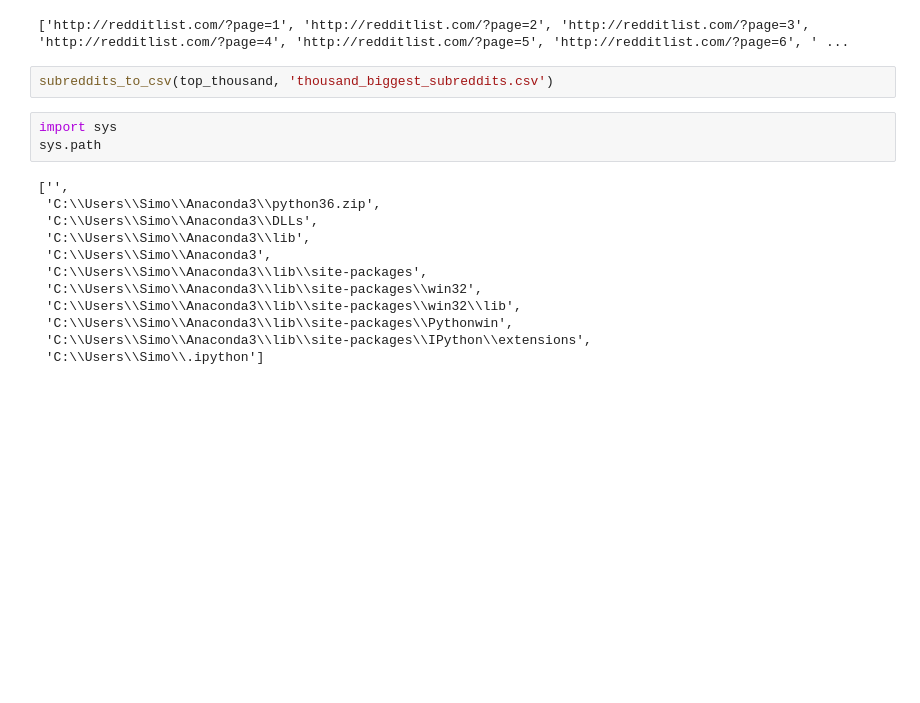
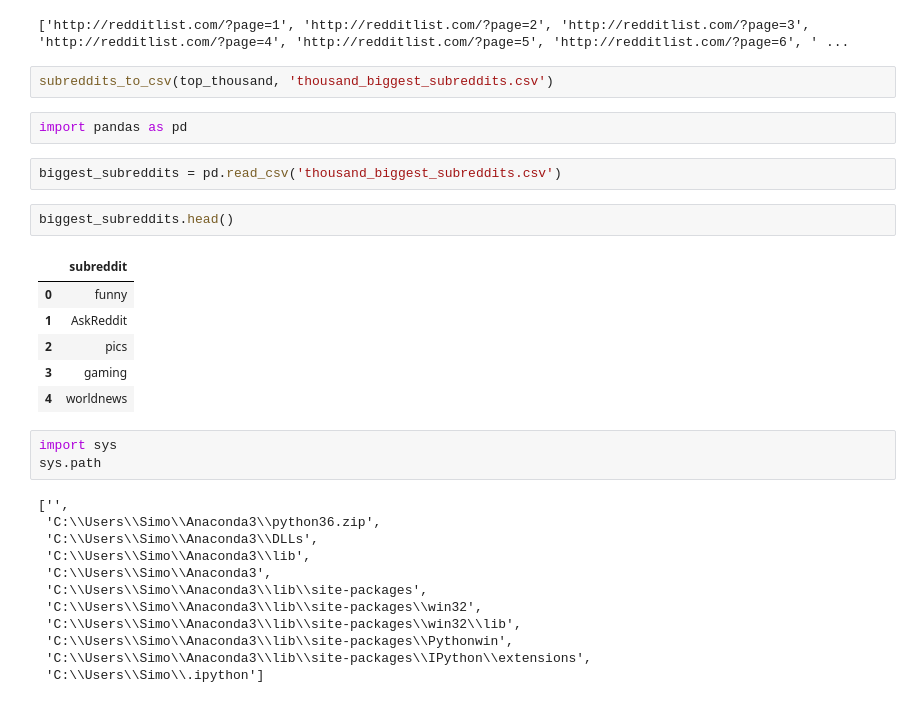
Before and after one commit to SimoAntikainen/community-sentiment-analysis, a Jupyter notebook: jupyter_notebooks/web_scraping_tutorials.ipynb, the cells around one changed output. Drawn from its saved outputs; the diff is of its cells as text; blank space fills up the shorter version.

```diff
--- a/jupyter_notebooks/web_scraping_tutorials.ipynb
+++ b/jupyter_notebooks/web_scraping_tutorials.ipynb
@@ -188,6 +188,19 @@ top_thousand = biggest_subreddits(9)
 ['http://redditlist.com/?page=1', 'http://redditlist.com/?page=2', 'http://redditlist.com/?page=3', 'http://redditlist.com/?page=4', 'http://redditlist.com/?page=5', 'http://redditlist.com/?page=6', ' ...
 # %%
 subreddits_to_csv(top_thousand, 'thousand_biggest_subreddits.csv')
+# %%
+import pandas as pd
+# %%
+biggest_subreddits = pd.read_csv('thousand_biggest_subreddits.csv')
+# %%
+biggest_subreddits.head()
+# %% [output]
+|  | subreddit |
+| 0 | funny |
+| 1 | AskReddit |
+| 2 | pics |
+| 3 | gaming |
+| 4 | worldnews |
 # %%
 import sys
 sys.path
```
Also changed, not shown: parts of 5 cells of this notebook.
